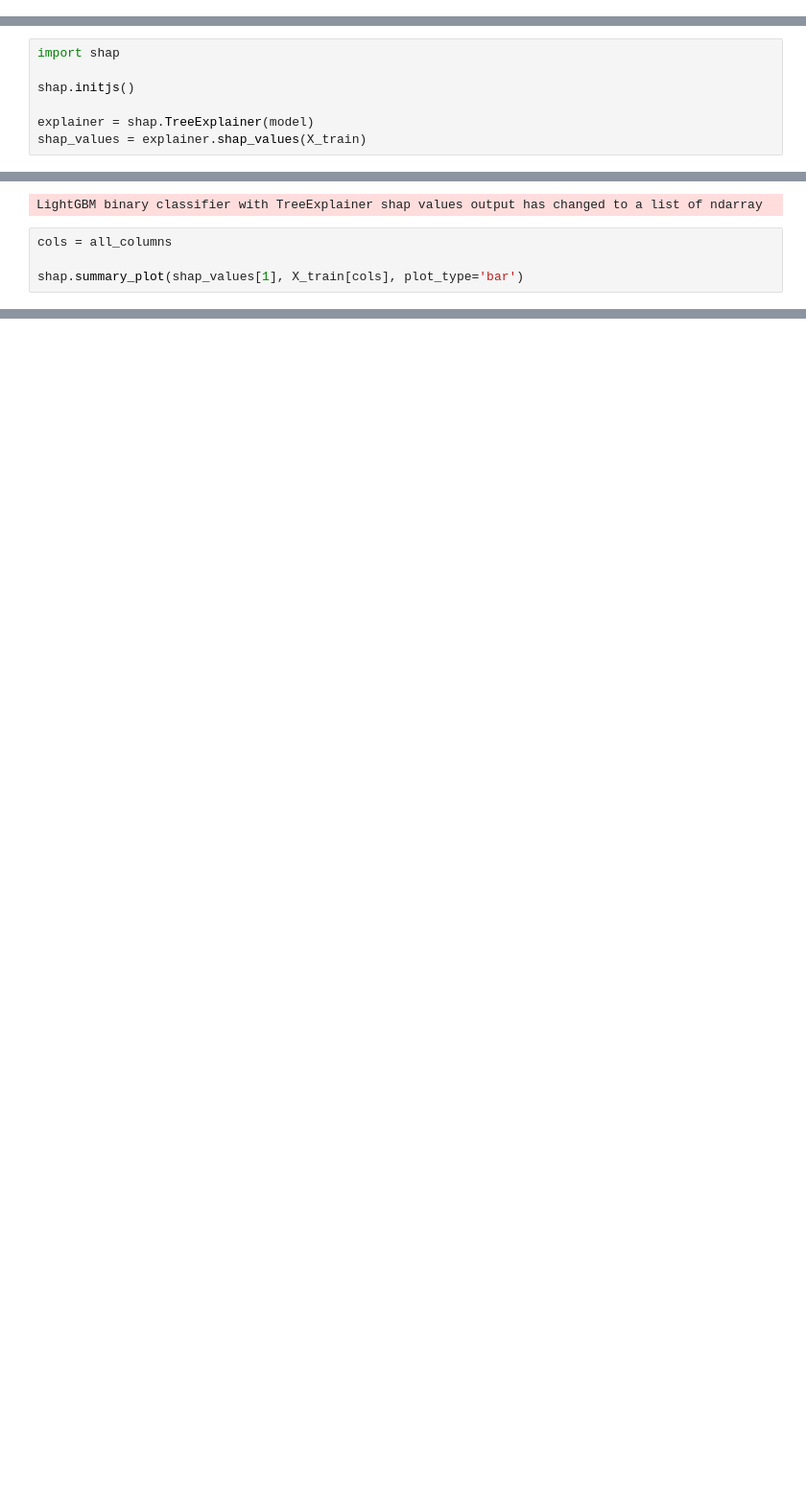
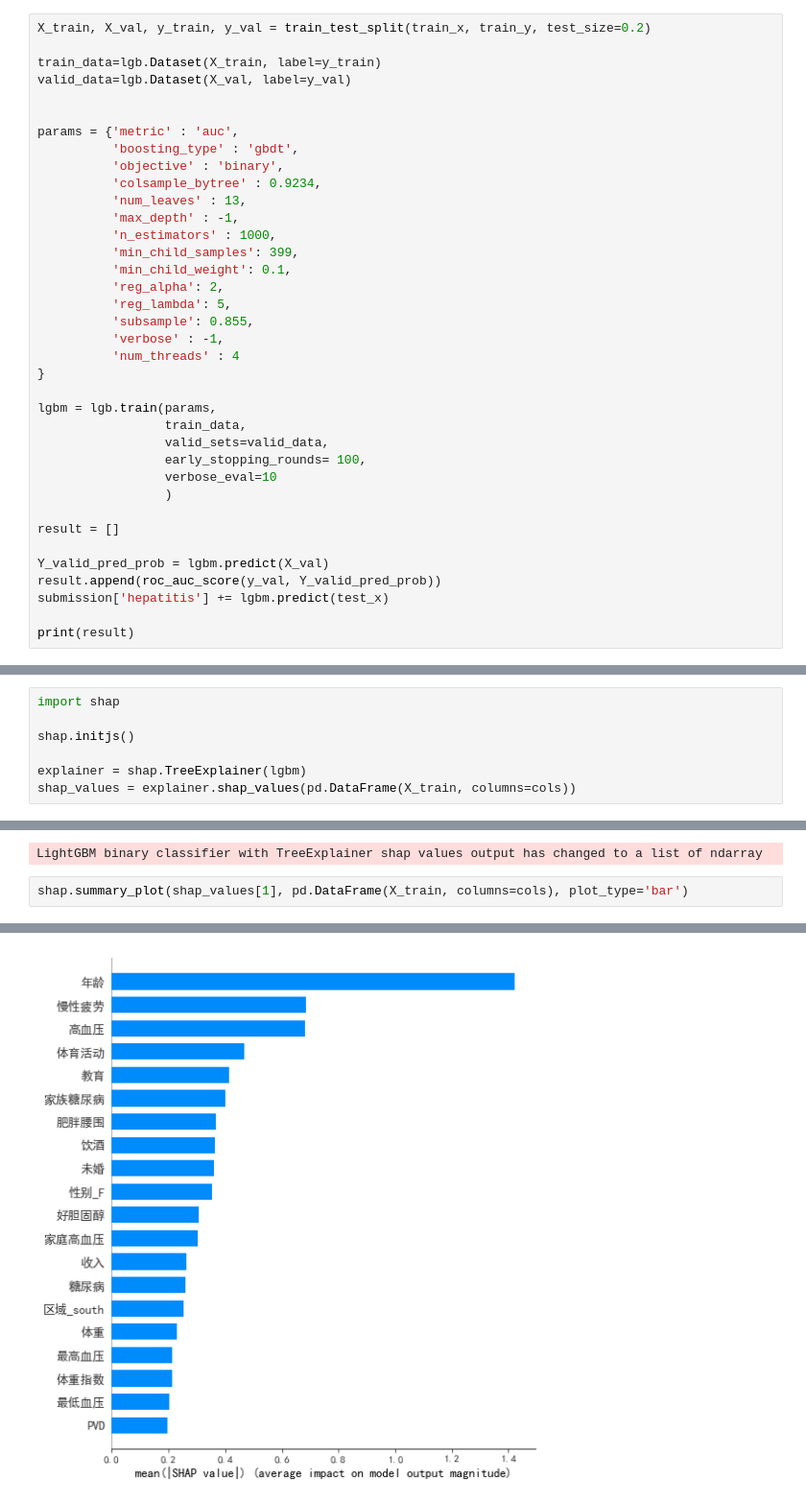
Before and after one commit to ChenyangZhou1994/DiseasePrediction, a Jupyter notebook: EDA.ipynb, the cells around one changed output, grey strips where cells are left out. Shown at 96% size. Cells and saved outputs as stored; diff of their text form; blank space fills up the shorter version.

```diff
--- a/EDA.ipynb
+++ b/EDA.ipynb
@@ -295,0 +265,37 @@ print(result)
+# %%
+X_train, X_val, y_train, y_val = train_test_split(train_x, train_y, test_size=0.2)
+
+train_data=lgb.Dataset(X_train, label=y_train)
+valid_data=lgb.Dataset(X_val, label=y_val)
+
+
+params = {'metric' : 'auc',
+          'boosting_type' : 'gbdt',
+          'objective' : 'binary',
+          'colsample_bytree' : 0.9234,
+          'num_leaves' : 13,
+          'max_depth' : -1,
+          'n_estimators' : 1000,
+          'min_child_samples': 399,
+          'min_child_weight': 0.1,
+          'reg_alpha': 2,
+          'reg_lambda': 5,
+          'subsample': 0.855,
+          'verbose' : -1,
+          'num_threads' : 4
+}
+
+lgbm = lgb.train(params,
+                 train_data,
+                 valid_sets=valid_data,
+                 early_stopping_rounds= 100,
+                 verbose_eval=10
+                 )
+
+result = []
+
+Y_valid_pred_prob = lgbm.predict(X_val)
+result.append(roc_auc_score(y_val, Y_valid_pred_prob))
+submission['hepatitis'] += lgbm.predict(test_x)
+
+print(result)
@@ -302,13 +327,11 @@ import shap
 
 shap.initjs()
 
-explainer = shap.TreeExplainer(model)
-shap_values = explainer.shap_values(X_train)
+explainer = shap.TreeExplainer(lgbm)
+shap_values = explainer.shap_values(pd.DataFrame(X_train, columns=cols))
 # %% [output]
 [interactive output not drawn]
 LightGBM binary classifier with TreeExplainer shap values output has changed to a list of ndarray
 # %%
-cols = all_columns
-
-shap.summary_plot(shap_values[1], X_train[cols], plot_type='bar')
+shap.summary_plot(shap_values[1], pd.DataFrame(X_train, columns=cols), plot_type='bar')
 # %% [output]
@@ -315,0 +338 @@ IndexError: only integers, slices (`:`), ellipsis (`...`), numpy.newaxis (`None`
+[figure, added]
```
Also changed, not shown: parts of 6 cells of this notebook, 1 other file.
